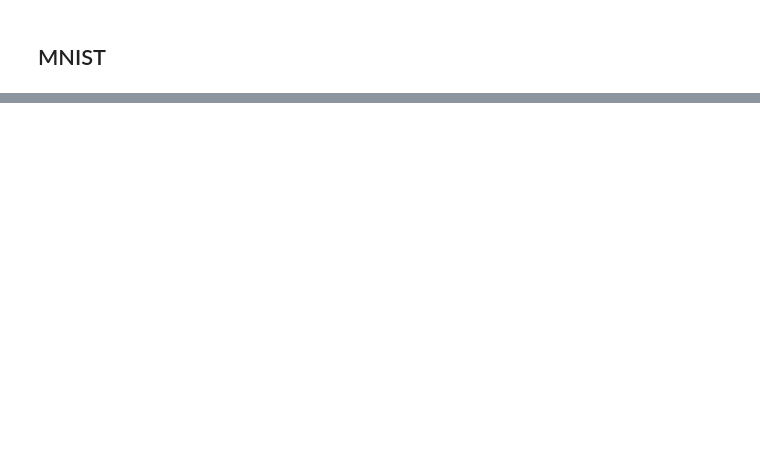
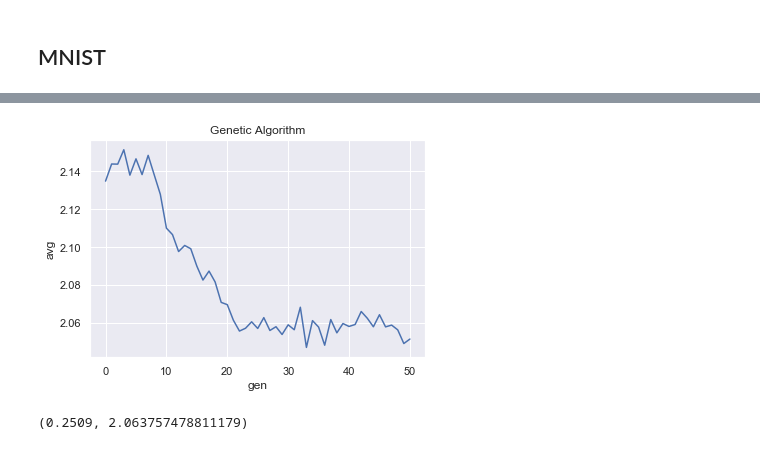
Before and after one commit to mkecera/cs7641-randomized-optimization, a Jupyter notebook: assignment2.ipynb, the cells around one changed output, grey strips where cells are left out. Cells and saved outputs as stored; diff of their text form; code cells hidden in the pictures; blank space fills up the shorter version.

```diff
--- a/assignment2.ipynb
+++ b/assignment2.ipynb
@@ -1080,0 +1014,16 @@ print(y_test_accuracy)
+# %%
+def ga():
+    pop = toolbox.population(n=50)
+    hof = tools.HallOfFame(1)
+    stats = tools.Statistics(lambda ind: ind.fitness.values)
+    stats.register("avg", np.mean)
+    stats.register("std", np.std)
+    stats.register("min", np.min)
+    stats.register("max", np.max)
+
+    pop, log = algorithms.eaSimple(pop, toolbox, cxpb=0.4, mutpb=0.2, ngen=50,
+                                   stats=stats, halloffame=hof, verbose=True)
+
+    return pop, log
+# %%
+pop, log = ga()
@@ -1080,0 +1048,15 @@ print(y_test_accuracy)
+# %%
+data = pd.DataFrame(log)
+# %%
+# vizualize train and test error across iterations
+sns.set(
+    style="darkgrid"
+    )
+
+sns_plot = sns.lineplot(
+    x="gen", y="avg",
+    data=data
+    ).set_title('Genetic Algorithm')
+sns_plot.get_figure().savefig(save_path + "ga-nn.png", dpi=100)
+# %% [output]
+[figure, added]
@@ -1080,0 +1065,4 @@ print(y_test_accuracy)
+# %%
+correctCount / allCount, testingLoss
+# %% [output]
+(0.2509, 2.063757478811179)
```
Also changed, not shown: parts of 69 cells of this notebook, 2 other files.
